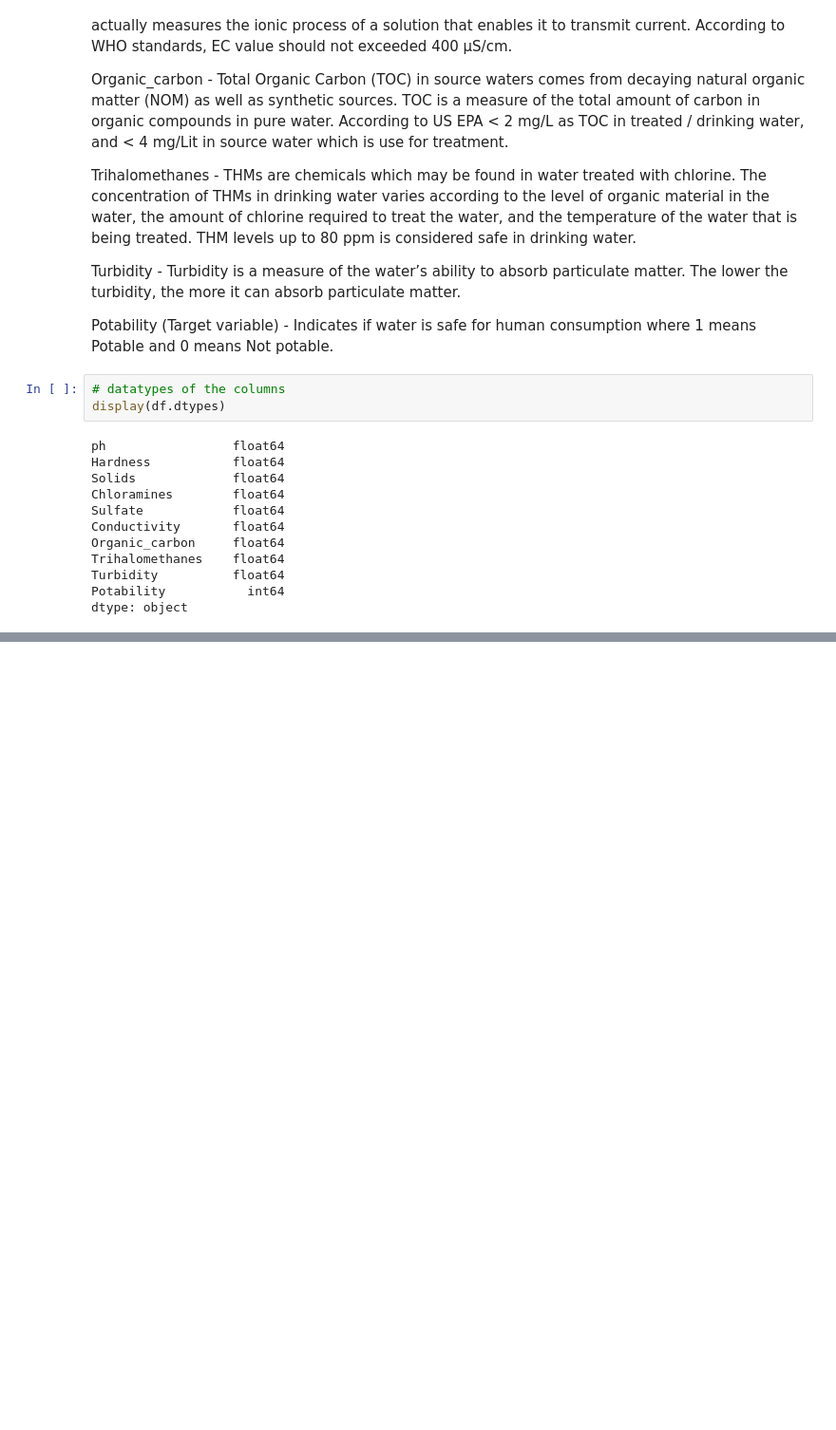
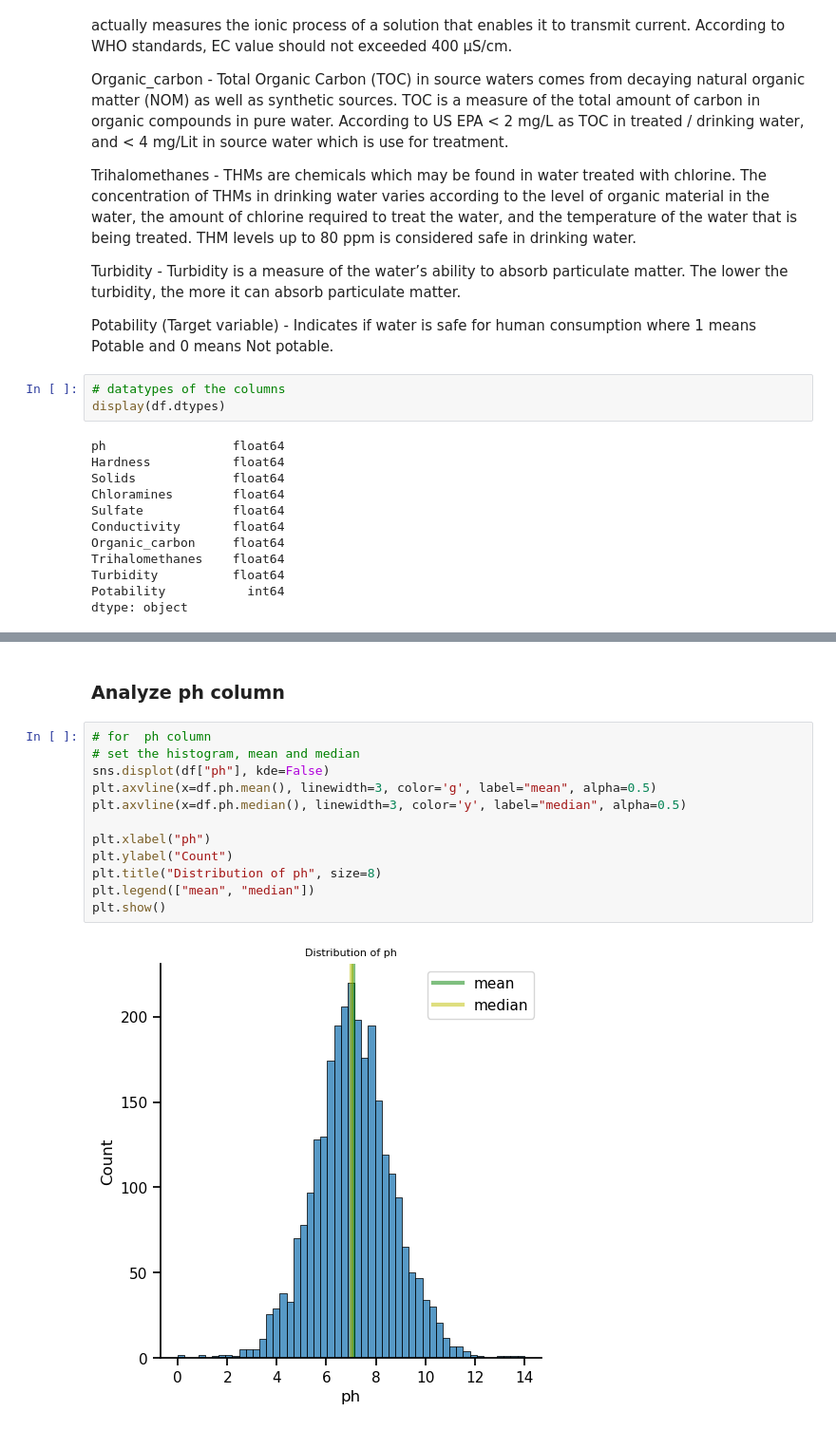
Before and after one commit to mohameddhameem/IBM-Machine-Learning, a Jupyter notebook: Exploratory Data Analysis for Machine Learning/Final_Assignment.ipynb, the cells around one changed output, grey strips where cells are left out. Shown at 95% size. Cells and saved outputs as stored; diff of their text form; blank space fills up the shorter version.

```diff
--- a/Exploratory Data Analysis for Machine Learning/Final_Assignment.ipynb
+++ b/Exploratory Data Analysis for Machine Learning/Final_Assignment.ipynb
@@ -89,0 +112,16 @@ df.describe()
+# %% [markdown]
+### Analyze ph column
+# %%
+# for  ph column
+# set the histogram, mean and median
+sns.displot(df["ph"], kde=False)
+plt.axvline(x=df.ph.mean(), linewidth=3, color='g', label="mean", alpha=0.5)
+plt.axvline(x=df.ph.median(), linewidth=3, color='y', label="median", alpha=0.5)
+
+plt.xlabel("ph")
+plt.ylabel("Count")
+plt.title("Distribution of ph", size=8)
+plt.legend(["mean", "median"])
+plt.show()
+# %% [output]
+[figure, added]
```
Also changed, not shown: parts of 15 cells of this notebook.
